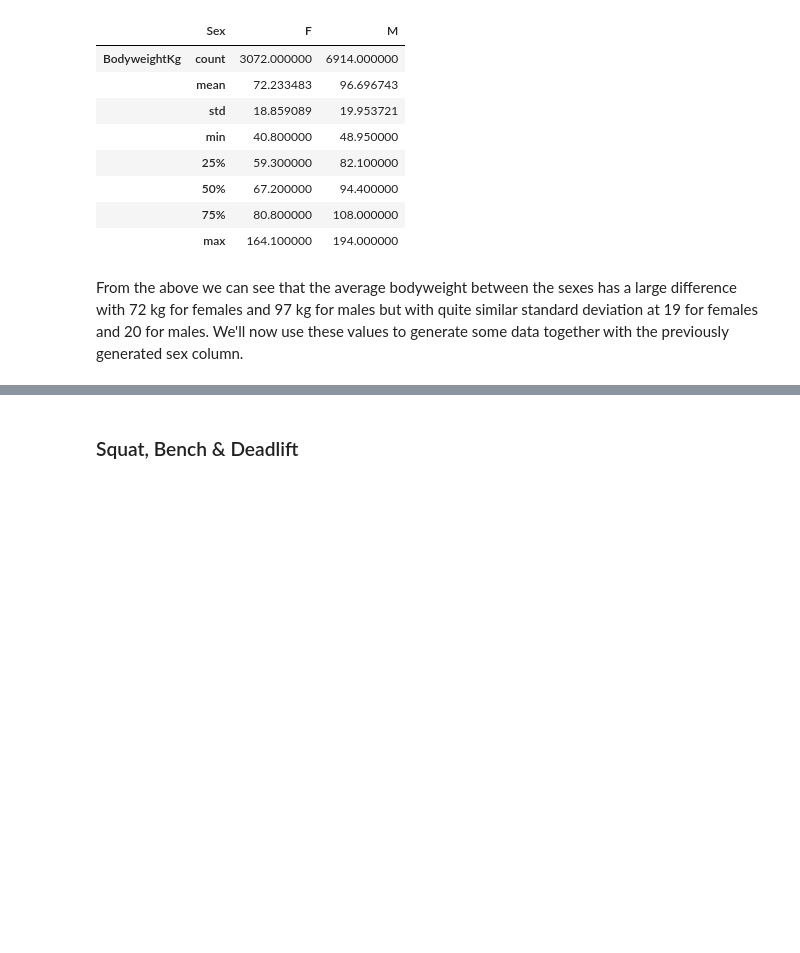
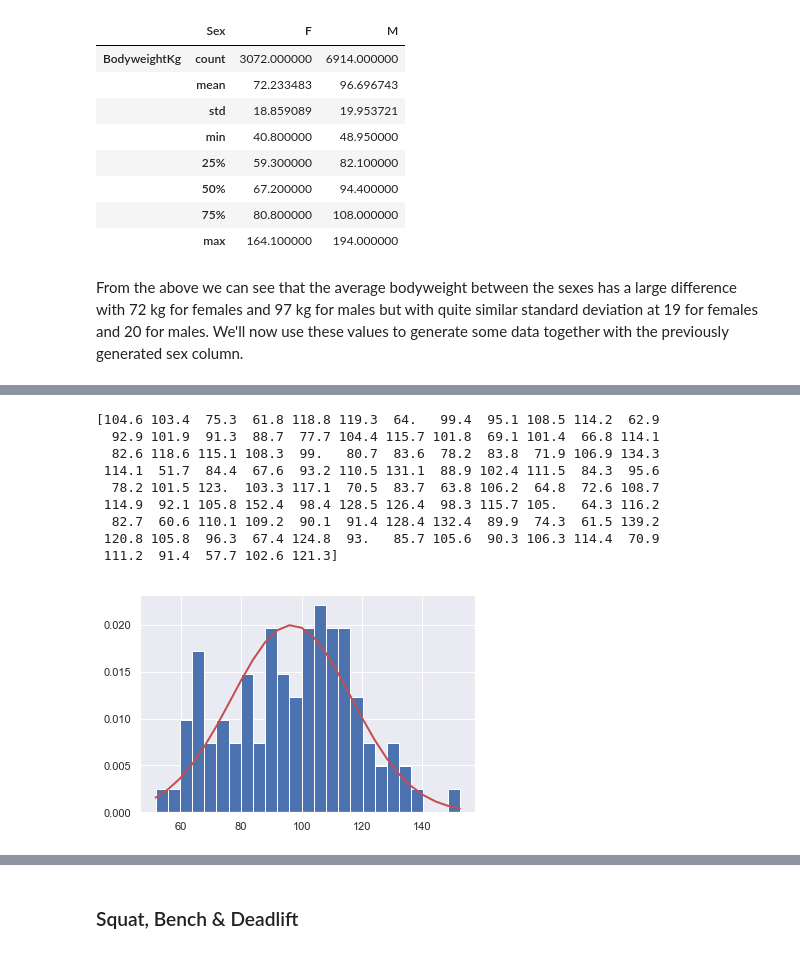
Before and after one commit to IanWafer/Programming-Project, a Jupyter notebook: Simulated Real World Phenomenon.ipynb, the cells around one changed output, grey strips where cells are left out. Saved outputs shown, nothing was run; the diff lists cells and outputs as text; code cells hidden in the pictures; blank space fills up the shorter version.

```diff
--- a/Simulated Real World Phenomenon.ipynb
+++ b/Simulated Real World Phenomenon.ipynb
@@ -177,0 +226,24 @@ From the above we can see that the average bodyweight between the sexes has a la
+# %%
+# determine formula for generating the correct weight for females
+
+M_Mu = 96.7
+M_Sigma = 19.95
+M_Weight = np.random.normal(M_Mu, M_Sigma, 101).round(1)
+print(M_Weight)
+
+count, bins, ignored = plt.hist(M_Weight, 25, density=True)
+plt.plot(bins, 1/(M_Sigma * np.sqrt(2 * np.pi)) *
+               np.exp( - (bins - M_Mu)**2 / (2 * M_Sigma**2) ),
+         linewidth=2, color='r')
+plt.show()
+# %% [output]
+[104.6 103.4  75.3  61.8 118.8 119.3  64.   99.4  95.1 108.5 114.2  62.9
+  92.9 101.9  91.3  88.7  77.7 104.4 115.7 101.8  69.1 101.4  66.8 114.1
+  82.6 118.6 115.1 108.3  99.   80.7  83.6  78.2  83.8  71.9 106.9 134.3
+ 114.1  51.7  84.4  67.6  93.2 110.5 131.1  88.9 102.4 111.5  84.3  95.6
+  78.2 101.5 123.  103.3 117.1  70.5  83.7  63.8 106.2  64.8  72.6 108.7
+ 114.9  92.1 105.8 152.4  98.4 128.5 126.4  98.3 115.7 105.   64.3 116.2
+  82.7  60.6 110.1 109.2  90.1  91.4 128.4 132.4  89.9  74.3  61.5 139.2
+ 120.8 105.8  96.3  67.4 124.8  93.   85.7 105.6  90.3 106.3 114.4  70.9
+ 111.2  91.4  57.7 102.6 121.3]
+[figure, added]
```
Also changed, not shown: parts of 13 cells of this notebook.
